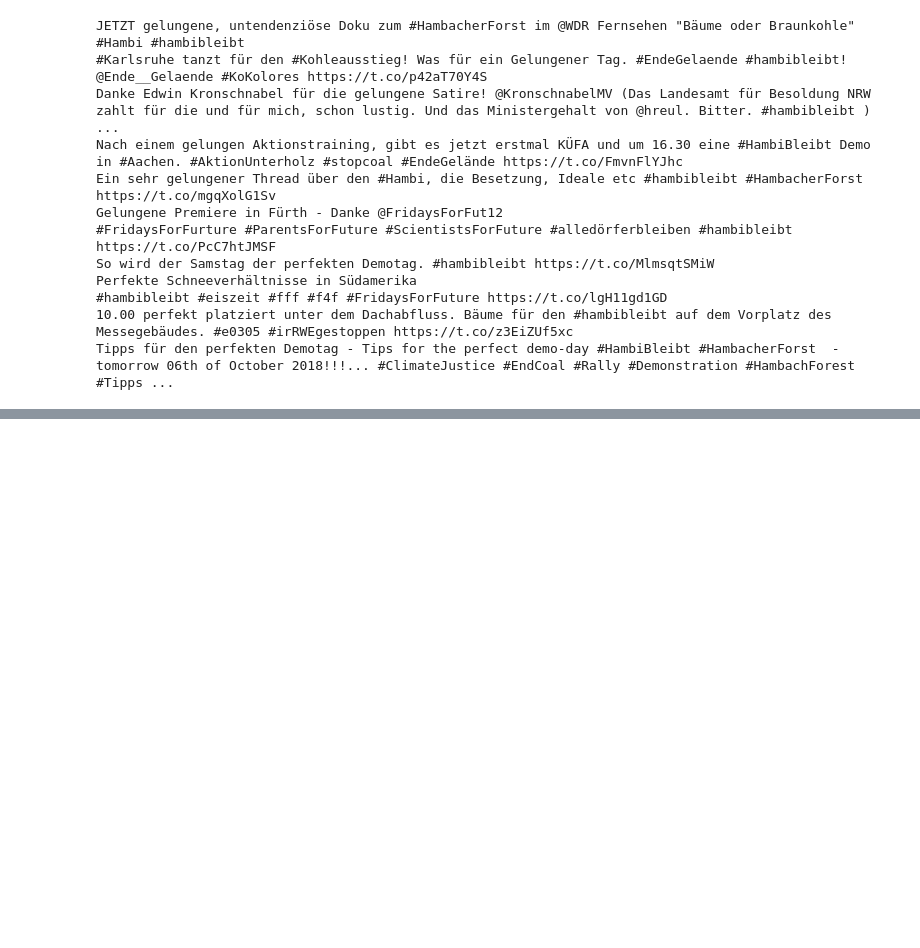
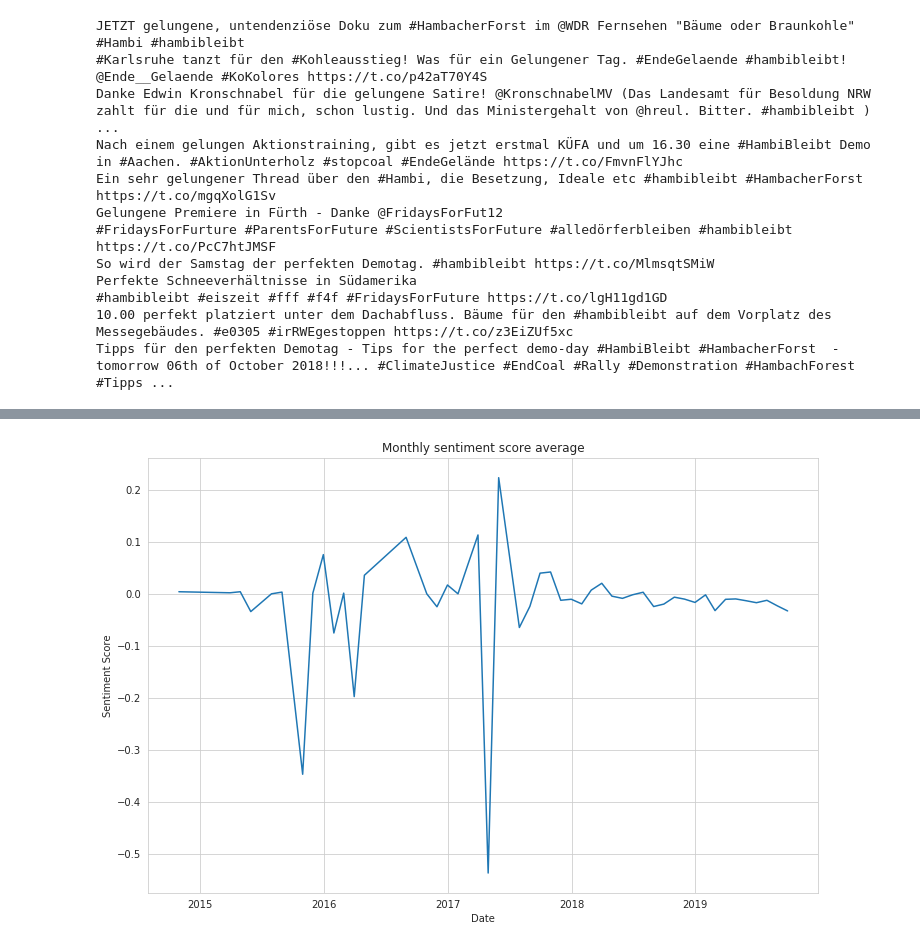
Before and after one commit to yuantinglee/twitter-discourse, a Jupyter notebook: analysis/sentiment_analysis.ipynb, the cells around one changed output, grey strips where cells are left out. Saved outputs shown, nothing was run; the diff lists cells and outputs as text; code cells hidden in the pictures; blank space fills up the shorter version.

```diff
--- a/analysis/sentiment_analysis.ipynb
+++ b/analysis/sentiment_analysis.ipynb
@@ -308,0 +322,7 @@ plt.show()
+# %%
+fig, ax = plt.subplots(figsize=(12,8))
+sns.lineplot(texts_de_monthly.index, texts_de_monthly, ax = ax)
+ax.set(xlabel="Date",ylabel="Sentiment Score", title="Monthly sentiment score average")
+plt.show()
+# %% [output]
+[figure, added]
```
Also changed, not shown: parts of 12 cells of this notebook.
